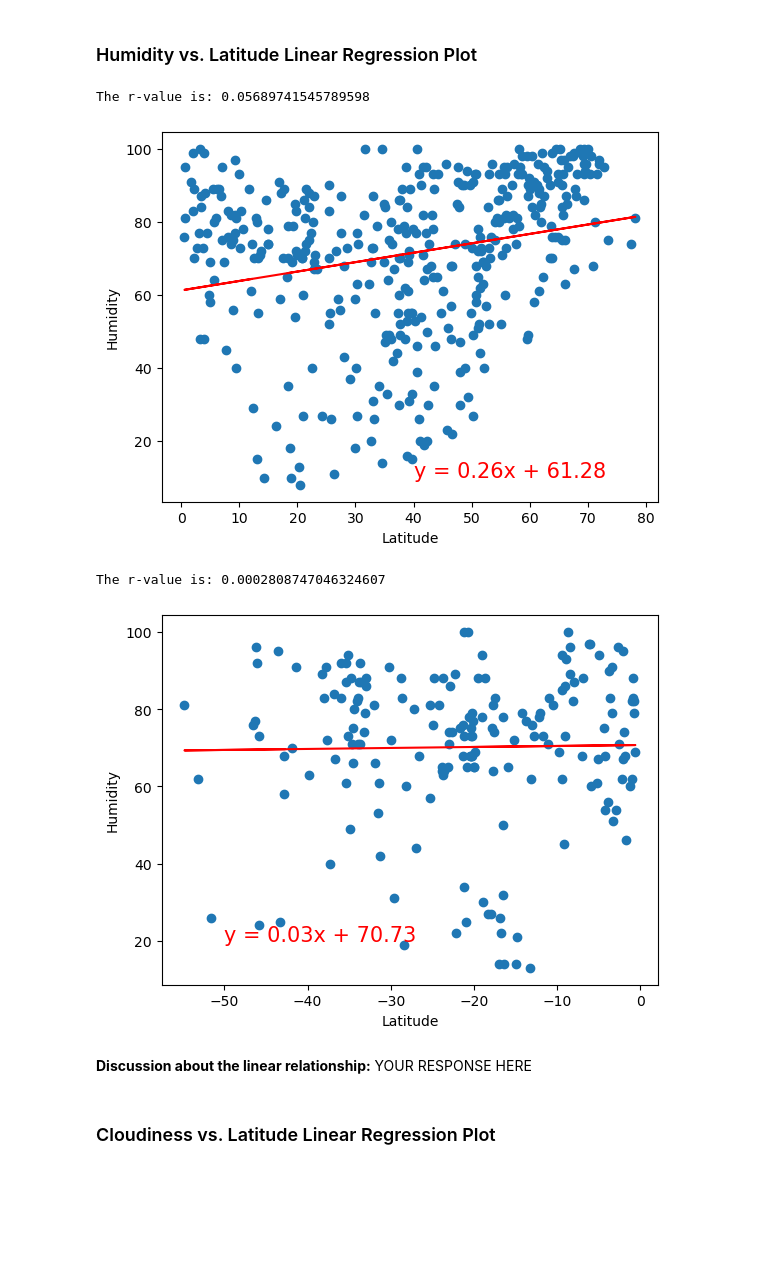
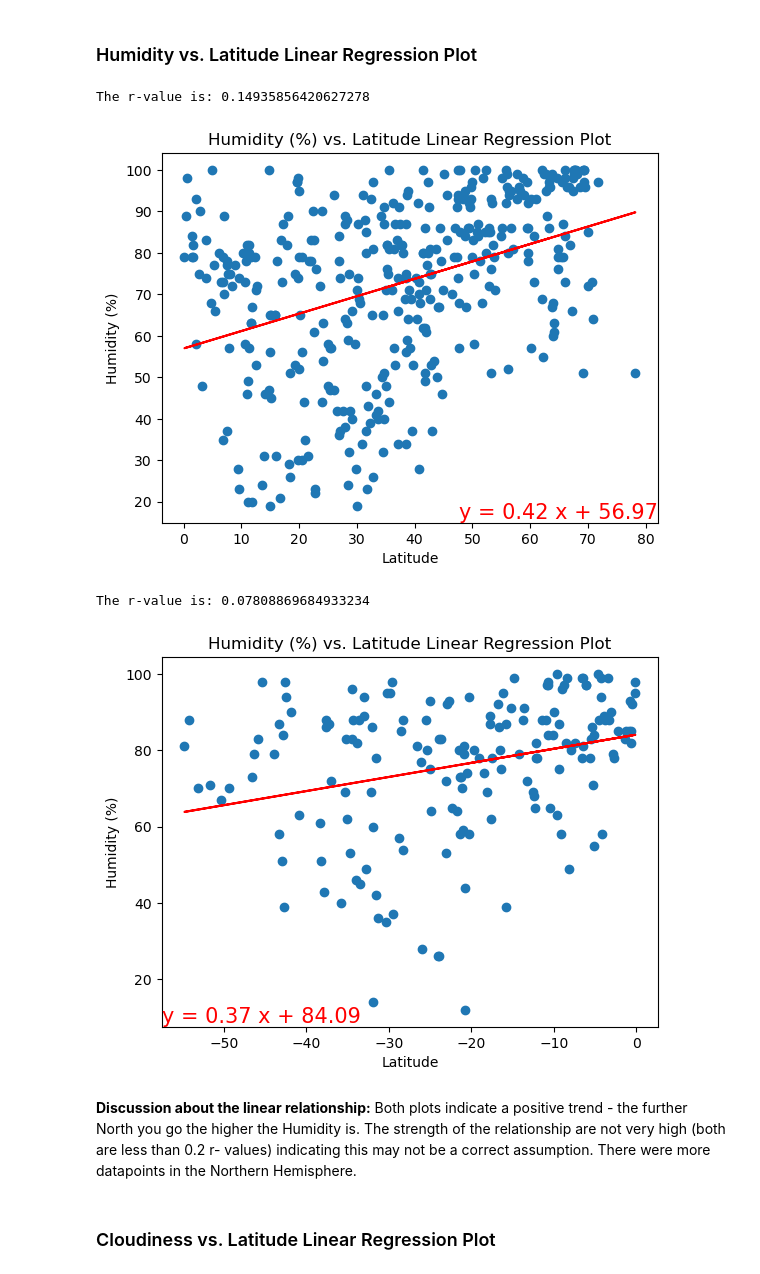
Before and after one commit to Sami-Haha/python-api-challenge, a Jupyter notebook: WeatherPy/weatherPy.ipynb, the cells around one changed output. Cells and saved outputs as stored; diff of their text form; code cells hidden in the pictures; blank space fills up the shorter version.

```diff
--- a/WeatherPy/weatherPy.ipynb
+++ b/WeatherPy/weatherPy.ipynb
@@ -289,0 +393,6 @@ southern_hemi_df.head()
+# %%
+# Create a DataFrame with the Northern Hemisphere data (Latitude >= 0)
+north_hemi_df = city_data_df[city_data_df['Lat'] >= 0]
+
+# Display sample data
+north_hemi_df.head()
@@ -307,18 +444,21 @@ The r-value is: 0.4121057168607245
 ### Humidity vs. Latitude Linear Regression Plot
 # %%
 # Northern Hemisphere
-# YOUR CODE HERE
+results = perform_linear_regression(north_hemi_df, 'Lat', 'Humidity', 'Latitude', 'Humidity (%)', position='LR')
 # %% [output]
-The r-value is: 0.05689741545789598
+The r-value is: 0.14935856420627278
-[figure, old version]
+[figure, new version]
 # %%
 # Southern Hemisphere
-# YOUR CODE HERE
+results = perform_linear_regression(south_hemi_df, 'Lat', 'Humidity', 'Latitude', 'Humidity (%)', position='LL')
 # %% [output]
-The r-value is: 0.0002808747046324607
+The r-value is: 0.07808869684933234
-[figure, old version]
+[figure, new version]
 # %% [markdown]
-**Discussion about the linear relationship:** YOUR RESPONSE HERE
+**Discussion about the linear relationship:**
+Both plots indicate a positive trend - the further North you go the higher the Humidity is.
+The strength of the relationship are not very high (both are less than 0.2 r- values) indicating this may not be a correct assumption.
+There were more datapoints in the Northern Hemisphere.
 # %% [markdown]
 ### Cloudiness vs. Latitude Linear Regression Plot
 # %%
```
Also changed, not shown: parts of 39 cells of this notebook, 10 other files.
